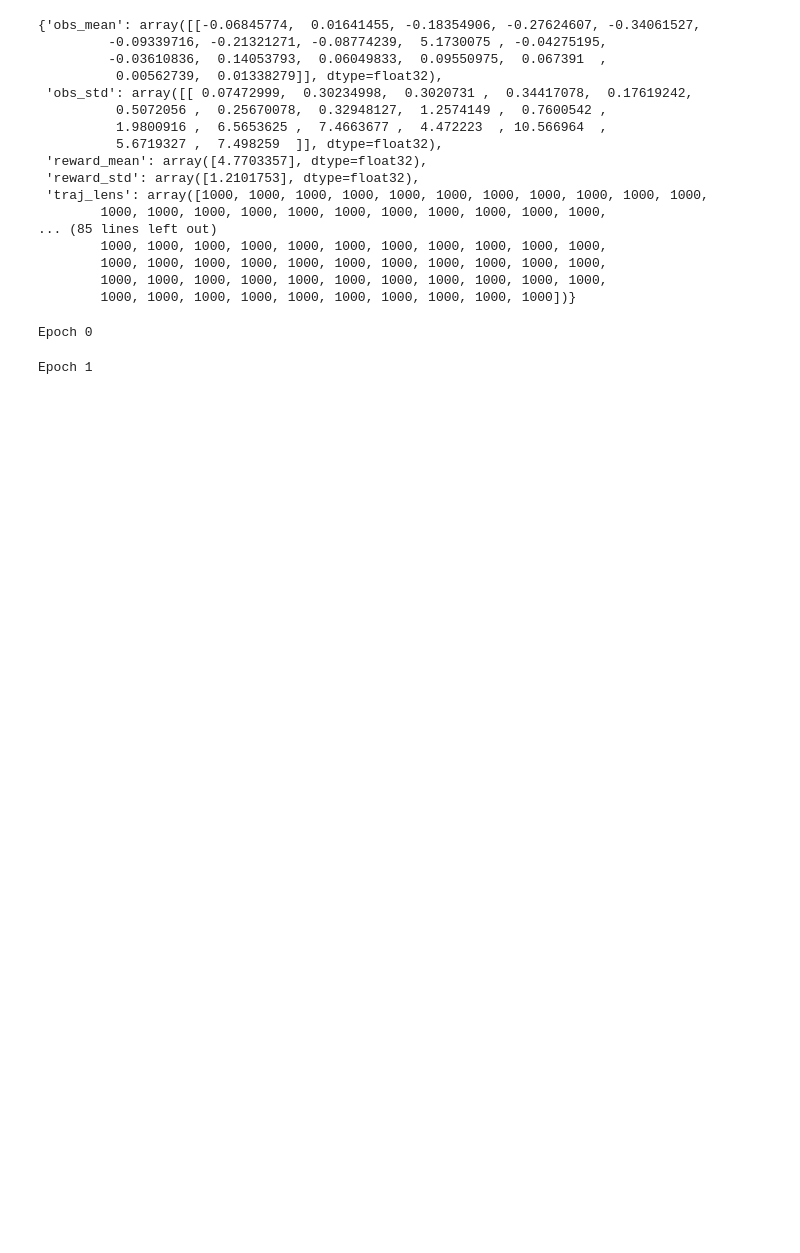
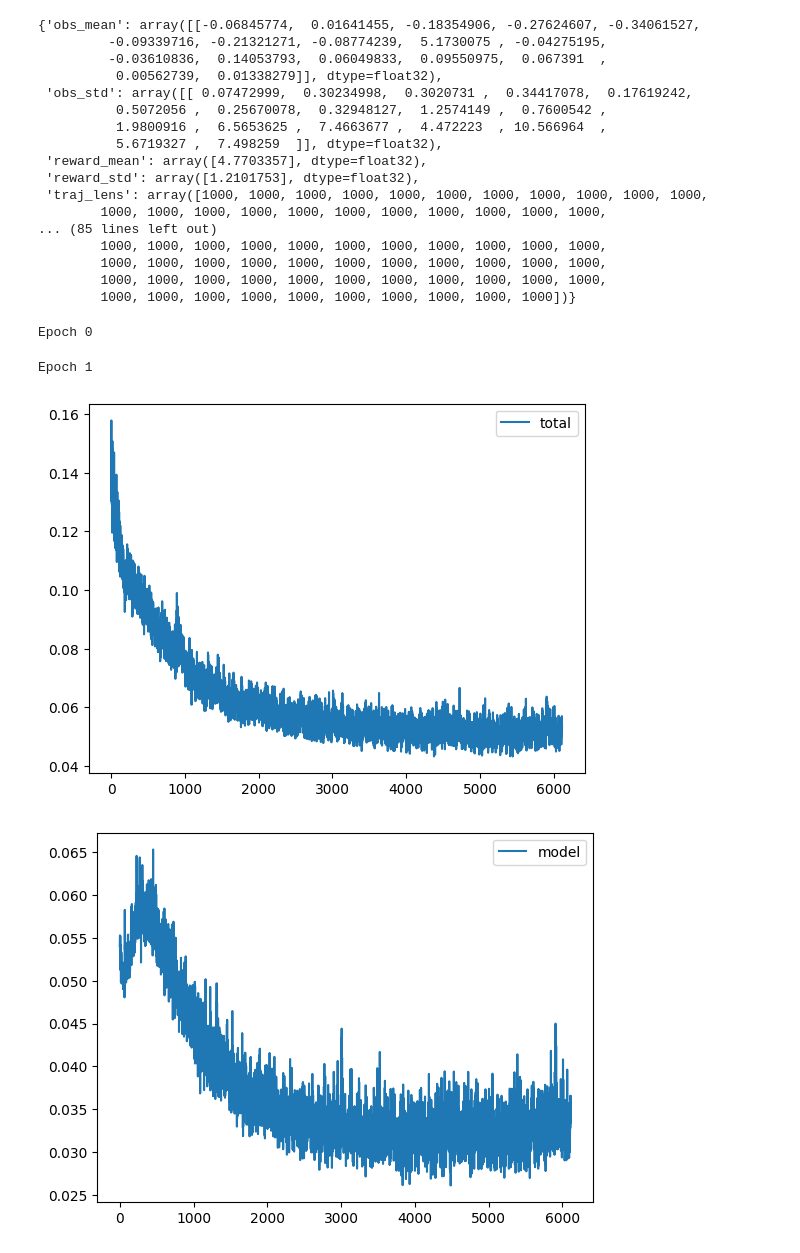
Before and after one commit to ktolnos/in-context-search-rl, a Jupyter notebook: test3.ipynb, the cells around one changed output. Saved outputs shown, nothing was run; the diff lists cells and outputs as text; code cells hidden in the pictures; blank space fills up the shorter version.

```diff
--- a/test3.ipynb
+++ b/test3.ipynb
@@ -73,18 +73,30 @@ infos
         1000, 1000, 1000, 1000, 1000, 1000, 1000, 1000, 1000, 1000, 1000,
         1000, 1000, 1000, 1000, 1000, 1000, 1000, 1000, 1000, 1000])}
 # %%
+rollout_len = 5
+indices_to_remove = []
+for ind, traj in enumerate(trajs):
+    if (len(traj['observations'])) < rollout_len + 1:
+        indices_to_remove.append(ind)
+for idx in reversed(indices_to_remove):
+    del trajs[idx]
+
 class MyDataset(torch.utils.data.Dataset):
 
     def __init__(self, trajs, infos):
+        self.rollout_length = rollout_len
         self.trajs = trajs
         self.infos = infos
         self.obs_mean = infos['obs_mean']
         self.obs_std = infos['obs_std']
+        self.rewards_mean = infos['reward_mean']
+        self.rewards_std = infos['reward_std']
+
         self.traj_lens = np.array([traj['observations'].shape[0] for traj in trajs])
-        self.rollout_length = 5
         for traj in trajs:
-            traj['observations'] = (traj['observations'] - self.obs_mean) / self.obs_std
-            traj['rewards'] = (traj['rewards'] - traj['rewards'].mean()) / traj['rewards'].std()
+            traj['observations'] = torch.Tensor((traj['observations'] - self.obs_mean) / self.obs_std).float().cuda()
+            traj['rewards'] = torch.Tensor((traj['rewards'] - self.rewards_mean) / self.rewards_std).float().cuda()
+            traj['actions'] = torch.Tensor(traj['actions']).float().cuda()
 
 
         self.len = sum(self.traj_lens) - (self.rollout_length + 1) * len(trajs)
@@ -107,8 +119,6 @@ class MyDataset(torch.utils.data.Dataset):
             'next_observations': traj['observations'][indices + 1],
             'rewards': traj['rewards'][indices],
         }
-
-all_data = MyDataset(trajs, infos)
 # %%
 class MLPModel(nn.Module):
     def __init__(self, input: int, hidden_dim: int, output: int, num_layers: int = 2):
@@ -172,8 +182,8 @@ class RewardModel(nn.Module):
         return self.model(torch.cat([z, a, z_next], dim=-1))
 
 
-hidden_dim = 128
-latent_dim = 16
+hidden_dim = 256
+latent_dim = 128
 encoder = Encoder(obs_shape=obs_shape, hidden_dim=hidden_dim, latent_dim=latent_dim)
 target_encoder = Encoder(obs_shape=obs_shape, hidden_dim=hidden_dim, latent_dim=latent_dim)
 inv_model = InvModel(latent_dim=latent_dim, hidden_dim=hidden_dim, action_shape=action_shape)
@@ -187,7 +197,7 @@ from torch.optim.lr_scheduler import LambdaLR
 batch_size = 256
 target_ema = 0.995
 grad_clip_norm = 1
-epochs = 5
+epochs = 2
 train_size = int(0.8 * len(trajs))
 indices = np.random.permutation(len(trajs))
 trajs_np = np.array(trajs)
@@ -220,6 +230,7 @@ def train_step(batch):
     # rollout
     z_next = torch.zeros_like(z_next_tar)
     z = z_enc[:, 0]
+
     action_pred = torch.zeros_like(act) # (batch, seq_len, action_dim)
     for i in range(0, obs.shape[1]):
         z_pred = forward_model(z, act[:, i]) # (batch, latent_dim)
@@ -277,19 +288,22 @@ Epoch 0
 Epoch 1
 # %%
 import matplotlib.pyplot as plt
-plt.plot(losses, label='total')
+plt.plot(losses[100:], label='total')
 plt.legend()
 plt.show()
 
 
 plt.plot(model_losses[100:], label='model')
 plt.legend()
 plt.show()
 
-plt.plot(action_losses, label='action')
+plt.plot(action_losses[100:], label='action')
 plt.legend()
 plt.show()
 
-plt.plot(reward_losses, label='reward')
+plt.plot(reward_losses[100:], label='reward')
 plt.legend()
 plt.show()
+# %% [output]
+[figure, added]
+[figure, added]
```
Also changed, not shown: parts of 11 cells of this notebook, 14 other files.
